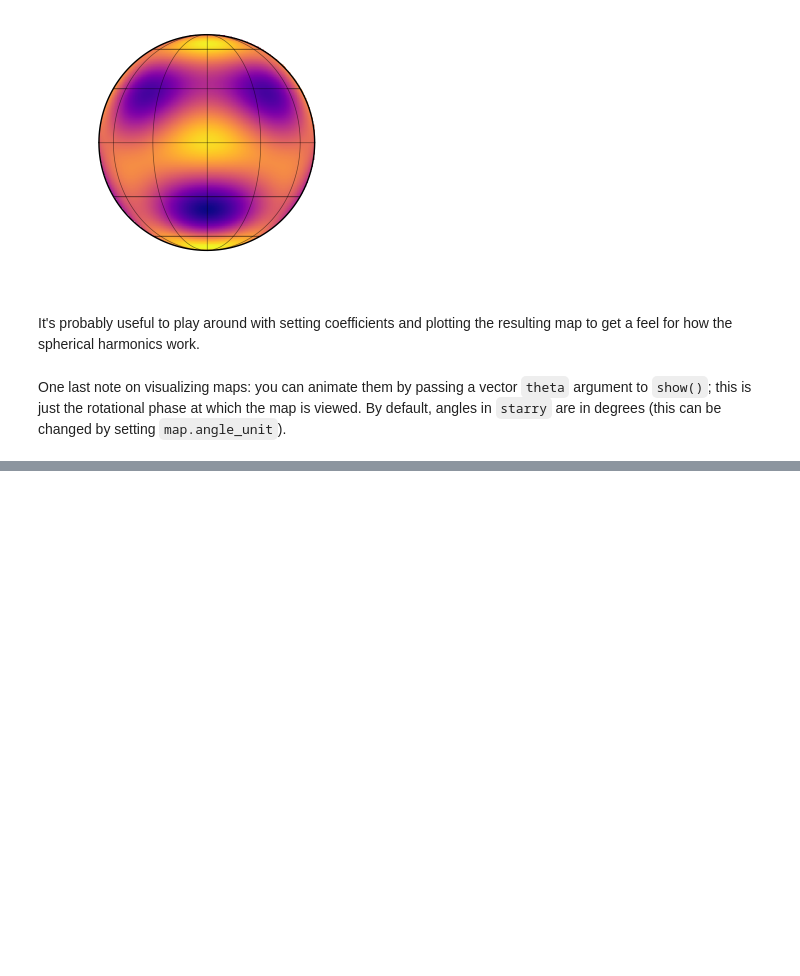
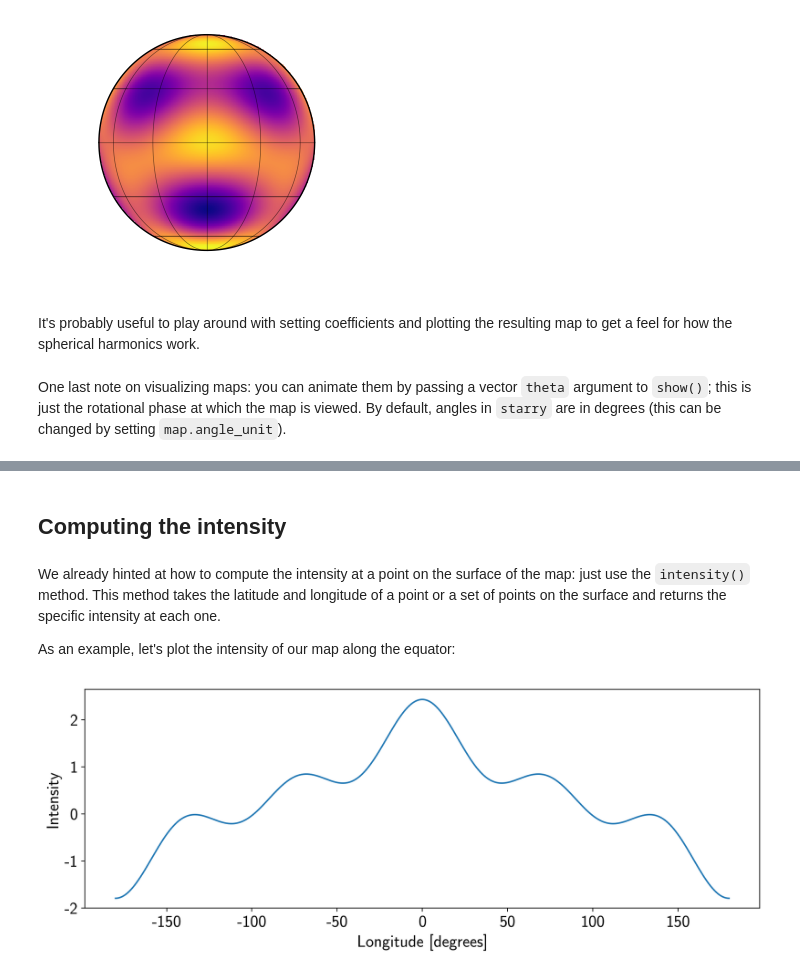
Before and after one commit to rodluger/starry, a Jupyter notebook: notebooks/Basics.ipynb, the cells around one changed output, grey strips where cells are left out. Cells and saved outputs as stored; diff of their text form; code cells hidden in the pictures; blank space fills up the shorter version.

```diff
--- a/notebooks/Basics.ipynb
+++ b/notebooks/Basics.ipynb
@@ -163,7 +159,7 @@ The first thing we should do is import `starry` and instantiate a `Map` object.
 import starry
 starry.config.lazy = False
 
-map = starry.Map(ydeg=5)
+map = starry.Map(ydeg=5, quiet=True)
 # %% [markdown]
 (We will discuss the ``lazy`` setting in just a moment; let's ignore that for now.) The ``y`` attribute of the map stores the spherical harmonic coefficients. We can see that our map is initialized to a constant map:
 # %%
@@ -249,3 +242,17 @@ theta = np.linspace(0, 360, 50)
 map.show(theta=theta)
 # %% [output]
 [interactive output not drawn]
+# %% [markdown]
+## Computing the intensity
+# %% [markdown]
+We already hinted at how to compute the intensity at a point on the surface of the map: just use the ``intensity()`` method. This method takes the latitude and longitude of a point or a set of points on the surface and returns the specific intensity at each one.
+
+As an example, let's plot the intensity of our map along the equator:
+# %%
+lon = np.linspace(-180, 180, 1000)
+I = map.intensity(lat=0, lon=lon)
+plt.plot(lon, I)
+plt.xlabel("Longitude [degrees]")
+plt.ylabel("Intensity");
+# %% [output]
+[figure, added]
```
Also changed, not shown: parts of 19 cells of this notebook, 3 other files.
